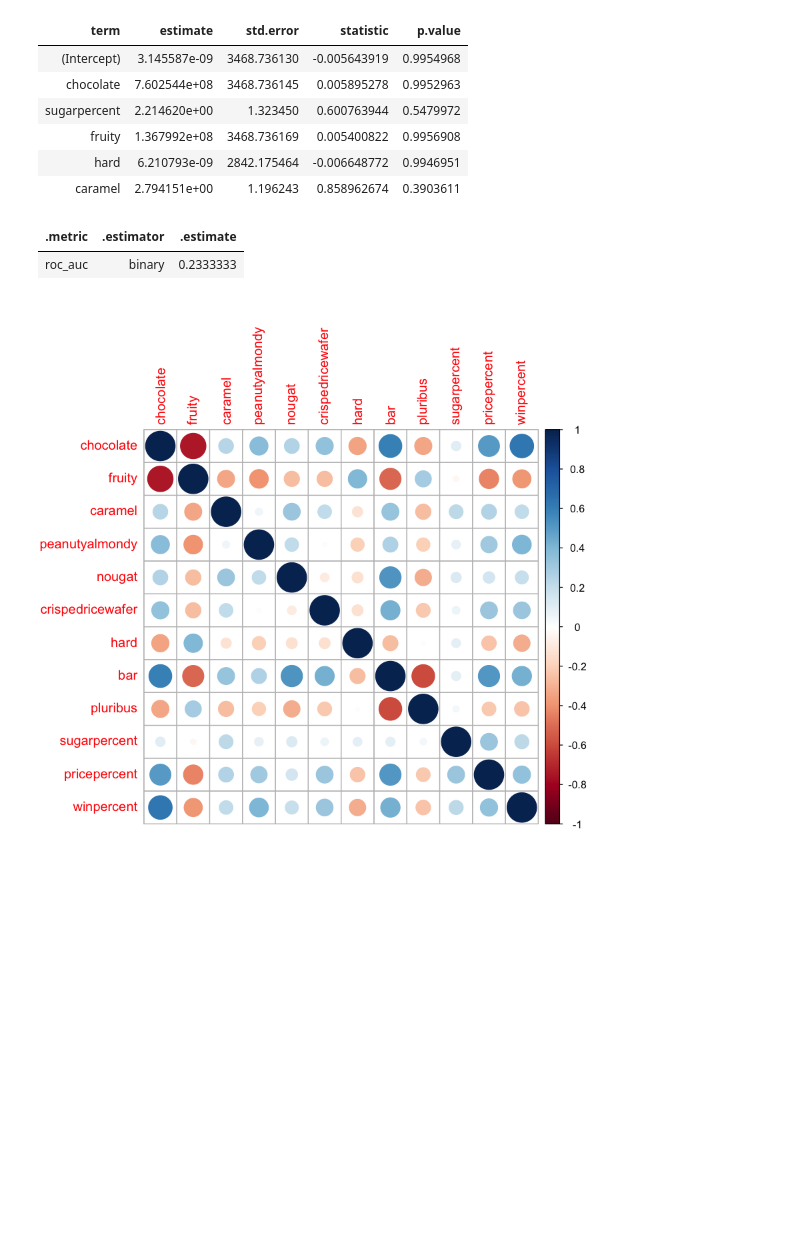
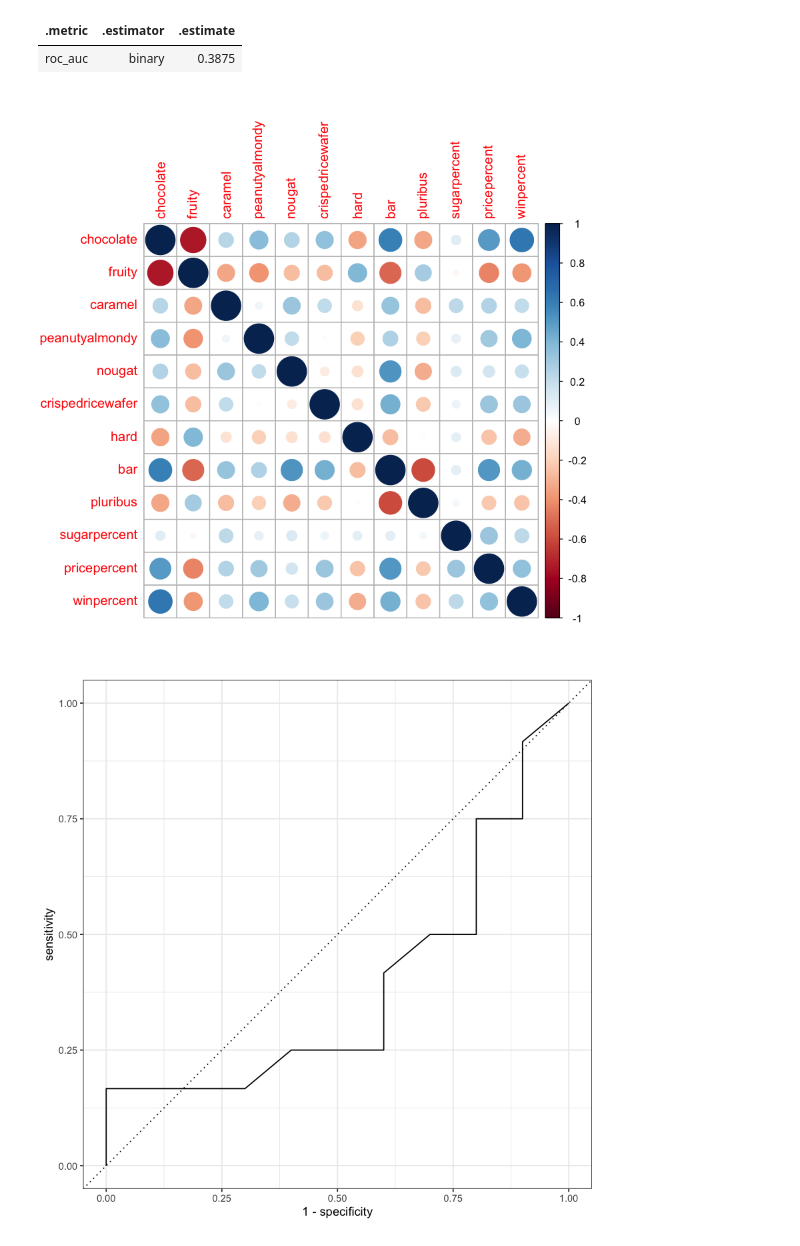
Before and after one commit to ANiraula/data_projects, a Jupyter notebook: candy/R-candy.ipynb, the cells around one changed output. Drawn from its saved outputs; the diff is of its cells as text; code cells hidden in the pictures; blank space fills up the shorter version.

```diff
--- a/candy/R-candy.ipynb
+++ b/candy/R-candy.ipynb
@@ -37,6 +37,7 @@ plot <- ggplot(data = candy, aes(x = pricepercent, y = sugarpercent)) +
 
 #plot Correlation table
 #candy <- data.frame(candy)
+print("Correlation Table")
 cor(candy[, 2:13]) %>%
 corrplot()
 
@@ -60,8 +61,8 @@ candy_test <- candy_split %>%
   testing()
 
 ### Number of rows in train and test dataset
-nrow(candy_train)
-nrow(candy_test)
+#nrow(candy_train)
+#nrow(candy_test)
 
 
 ##### Logistic model
@@ -72,15 +73,13 @@ fitted_logistic_model<- logistic_reg() %>%
   # Set the mode
   set_mode("classification") %>%
   # Fit the model
-  fit(win ~ chocolate + sugarpercent+fruity+hard+caramel, data = candy_train)
+  fit(win ~ chocolate + sugarpercent+fruity+hard, data = candy_train)
 
 # Generate Summary Table
 #tidy(fitted_logistic_model)
 
 # Exponentiate to get ODDS
 tidy(fitted_logistic_model, exponentiate = TRUE)
-
-
 
 ###
 # Class prediction
@@ -93,20 +92,20 @@ pred_proba <- predict(fitted_logistic_model,
                       new_data = candy_test,
                       type = "prob")
 
-
 ## Results
 candy_results <- candy_test %>%
   select(win) %>%
   bind_cols(pred_class, pred_proba)
 
-
 ## ROC_AUC
+print("ROC_AUC")
 roc_auc(candy_results,
         truth = win,
         .pred_1)
 
 ###
-candy_results <- candy_results %>%
+print("ROC Curve")
+candy_results %>%
   roc_curve(truth = win, .pred_1) %>%
   autoplot()
 # %% [output]
@@ -123,10 +128,4 @@ Warning message:
-| term | estimate | std.error | statistic | p.value |
-| (Intercept) | 3.145587e-09 | 3468.736130 | -0.005643919 | 0.9954968 |
-| chocolate | 7.602544e+08 | 3468.736145 | 0.005895278 | 0.9952963 |
-| sugarpercent | 2.214620e+00 | 1.323450 | 0.600763944 | 0.5479972 |
-| fruity | 1.367992e+08 | 3468.736169 | 0.005400822 | 0.9956908 |
-| hard | 6.210793e-09 | 2842.175464 | -0.006648772 | 0.9946951 |
-| caramel | 2.794151e+00 | 1.196243 | 0.858962674 | 0.3903611 |
 | .metric | .estimator | .estimate |
-| roc_auc | binary | 0.2333333 |
+| roc_auc | binary | 0.3875 |
 [figure]
+[figure, added]
```
Also changed, not shown: parts of 1 cell of this notebook.
